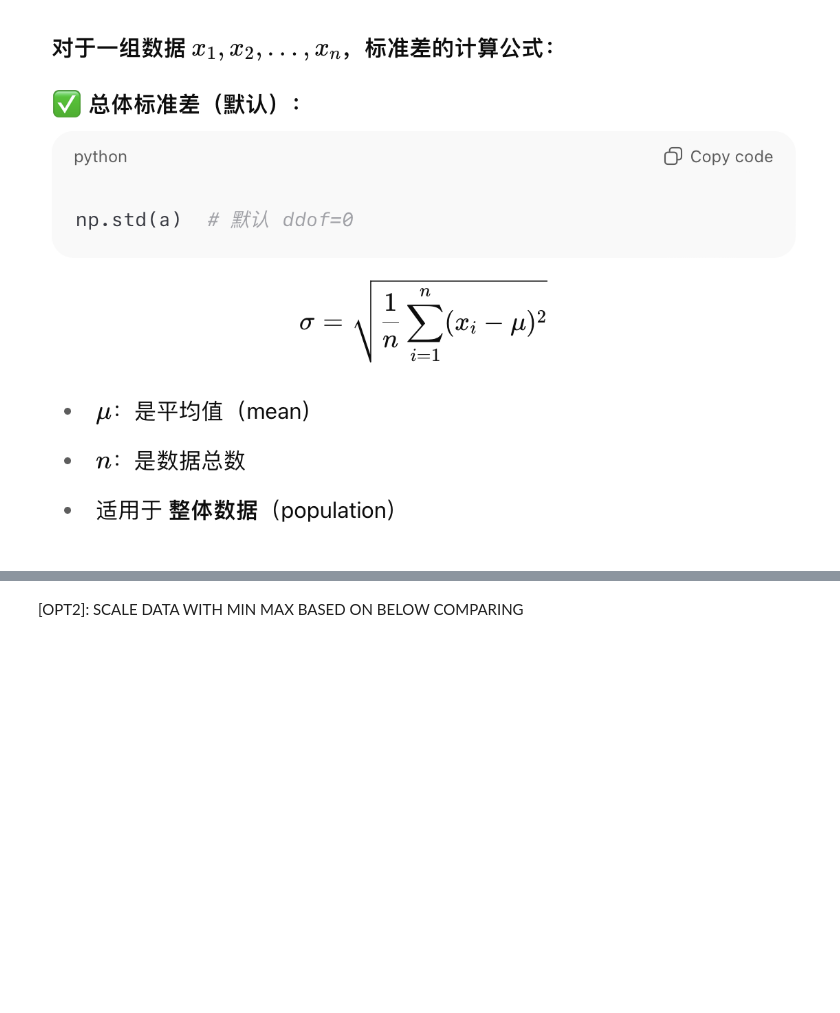
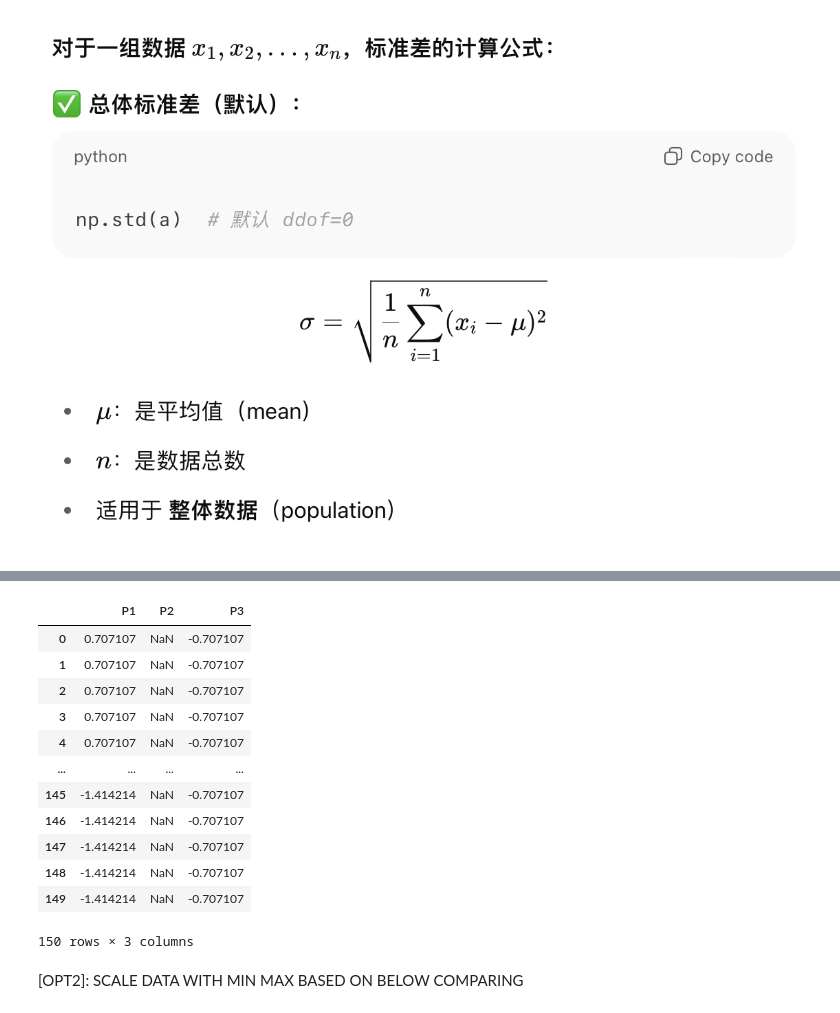
Before and after one commit to alaricbat/SoftmaxRegression, a Jupyter notebook: SoftmaxRegression/program/softmax_job_fix.ipynb, the cells around one changed output, grey strips where cells are left out. Saved outputs shown, nothing was run; the diff lists cells and outputs as text; code cells hidden in the pictures; blank space fills up the shorter version.

```diff
--- a/SoftmaxRegression/program/softmax_job_fix.ipynb
+++ b/SoftmaxRegression/program/softmax_job_fix.ipynb
@@ -199,3 +199,12 @@ SCALING DATA
 display(Image(filename='../photos/fomulation/std.png'))
 # %% [output]
 [figure]
+# %%
+mapping_dict = {
+    'POOR': 1,
+    'AVG': 2,
+    'BEST': 3
+}
+features_to_encode = ['P1', 'P2', 'P3']
+X[features_to_encode] = X[features_to_encode].replace(mapping_dict)
+X
@@ -202,3 +225,24 @@ display(Image(filename='../photos/fomulation/std.png'))
+# %%
+def std(X):
+    std = np.sqrt((1/X.shape[0]) * np.sum((X - np.mean(X, axis=0)) ** 2, axis=0))
+    return (X - np.mean(X, axis = 0)) / std
+# %%
+X_scaled_std = std(X)
+X_scaled_std
+# %% [output]
+|  | P1 | P2 | P3 |
+| 0 | 0.707107 | NaN | -0.707107 |
+| 1 | 0.707107 | NaN | -0.707107 |
+| 2 | 0.707107 | NaN | -0.707107 |
+| 3 | 0.707107 | NaN | -0.707107 |
+| 4 | 0.707107 | NaN | -0.707107 |
+| ... | ... | ... | ... |
+| 145 | -1.414214 | NaN | -0.707107 |
+| 146 | -1.414214 | NaN | -0.707107 |
+| 147 | -1.414214 | NaN | -0.707107 |
+| 148 | -1.414214 | NaN | -0.707107 |
+| 149 | -1.414214 | NaN | -0.707107 |
+150 rows × 3 columns
 # %% [markdown]
 [OPT2]: SCALE DATA WITH MIN MAX BASED ON BELOW COMPARING
 # %%
```
Also changed, not shown: parts of 16 cells of this notebook.
